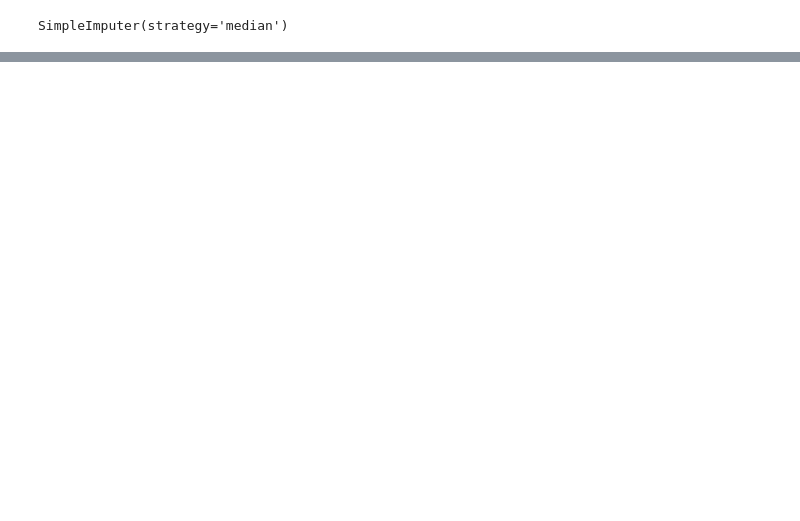
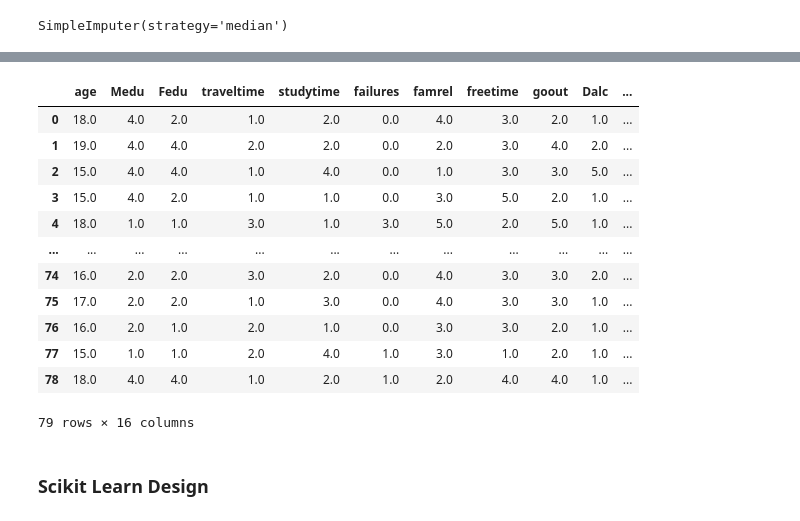
Before and after one commit to ryoiwata/handson-ml, a Jupyter notebook: notebooks/chapter_2_end_to_end_machine_learning_project.ipynb, the cells around one changed output, grey strips where cells are left out. Drawn from its saved outputs; the diff is of its cells as text; code cells hidden in the pictures; blank space fills up the shorter version.

Commit message:
scikit learn archtype

```diff
--- a/notebooks/chapter_2_end_to_end_machine_learning_project.ipynb
+++ b/notebooks/chapter_2_end_to_end_machine_learning_project.ipynb
@@ -637,0 +652,2 @@ SimpleImputer(strategy='median')
+# %%
+filled_in_array = imputer.transform(num_only_strat_test_set)
@@ -637,0 +664,20 @@ SimpleImputer(strategy='median')
+# %%
+student_num_train = pd.DataFrame(data=filled_in_array, columns=num_only_strat_test_set.columns)
+# %%
+student_num_train
+# %% [output]
+|  | age | Medu | Fedu | traveltime | studytime | failures | famrel | freetime | goout | Dalc | ... |
+| 0 | 18.0 | 4.0 | 2.0 | 1.0 | 2.0 | 0.0 | 4.0 | 3.0 | 2.0 | 1.0 | ... |
+| 1 | 19.0 | 4.0 | 4.0 | 2.0 | 2.0 | 0.0 | 2.0 | 3.0 | 4.0 | 2.0 | ... |
+| 2 | 15.0 | 4.0 | 4.0 | 1.0 | 4.0 | 0.0 | 1.0 | 3.0 | 3.0 | 5.0 | ... |
+| 3 | 15.0 | 4.0 | 2.0 | 1.0 | 1.0 | 0.0 | 3.0 | 5.0 | 2.0 | 1.0 | ... |
+| 4 | 18.0 | 1.0 | 1.0 | 3.0 | 1.0 | 3.0 | 5.0 | 2.0 | 5.0 | 1.0 | ... |
+| ... | ... | ... | ... | ... | ... | ... | ... | ... | ... | ... | ... |
+| 74 | 16.0 | 2.0 | 2.0 | 3.0 | 2.0 | 0.0 | 4.0 | 3.0 | 3.0 | 2.0 | ... |
+| 75 | 17.0 | 2.0 | 2.0 | 1.0 | 3.0 | 0.0 | 4.0 | 3.0 | 3.0 | 1.0 | ... |
+| 76 | 16.0 | 2.0 | 1.0 | 2.0 | 1.0 | 0.0 | 3.0 | 3.0 | 2.0 | 1.0 | ... |
+| 77 | 15.0 | 1.0 | 1.0 | 2.0 | 4.0 | 1.0 | 3.0 | 1.0 | 2.0 | 1.0 | ... |
+| 78 | 18.0 | 4.0 | 4.0 | 1.0 | 2.0 | 1.0 | 2.0 | 4.0 | 4.0 | 1.0 | ... |
+79 rows × 16 columns
+# %% [markdown]
+### Scikit Learn Design
```
Also changed, not shown: parts of 9 cells of this notebook.
